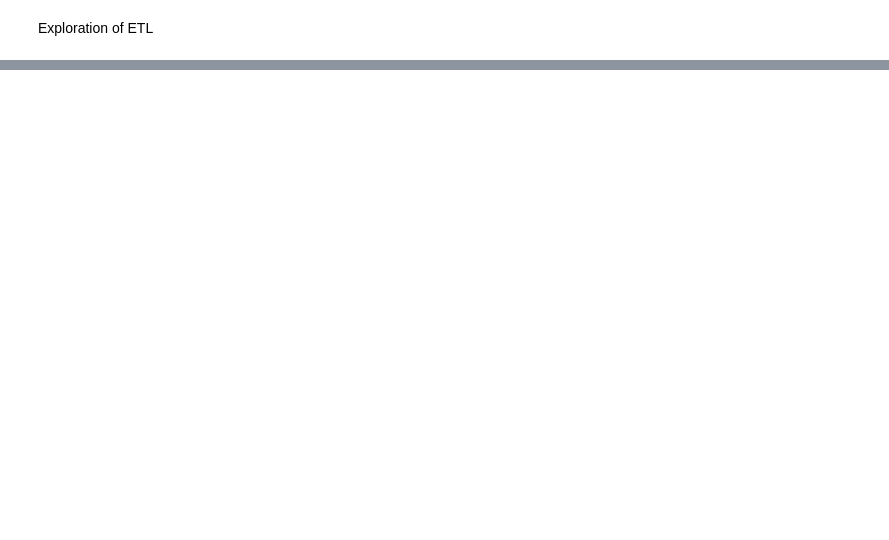
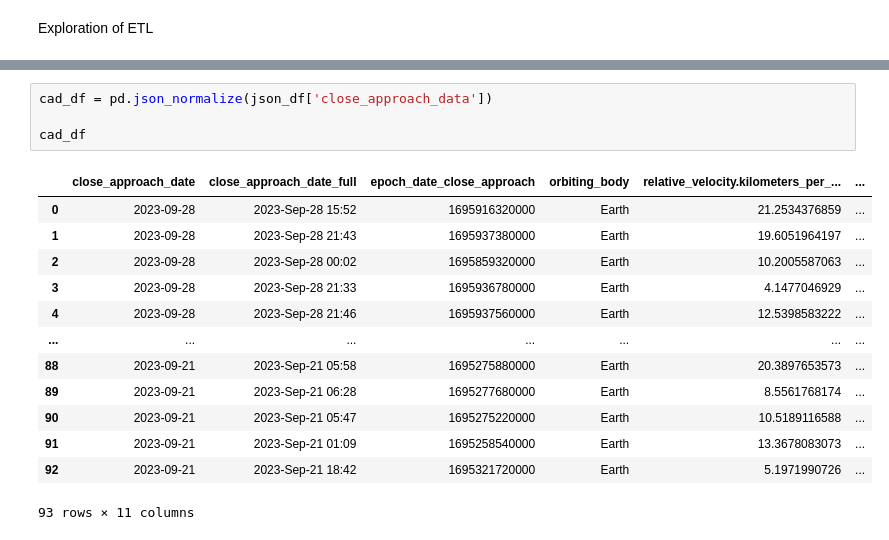
Before and after one commit to Jackleept/NASA_NEO, a Jupyter notebook: scratch.ipynb, the cells around one changed output, grey strips where cells are left out. Saved outputs shown, nothing was run; the diff lists cells and outputs as text; blank space fills up the shorter version.

```diff
--- a/scratch.ipynb
+++ b/scratch.ipynb
@@ -64,0 +131,18 @@ df = pd.concat([json_df, df], axis=1)
+# %%
+cad_df = pd.json_normalize(json_df['close_approach_data'])
+
+cad_df
+# %% [output]
+|  | close_approach_date | close_approach_date_full | epoch_date_close_approach | orbiting_body | relative_velocity.kilometers_per_... | ... |
+| 0 | 2023-09-28 | 2023-Sep-28 15:52 | 1695916320000 | Earth | 21.2534376859 | ... |
+| 1 | 2023-09-28 | 2023-Sep-28 21:43 | 1695937380000 | Earth | 19.6051964197 | ... |
+| 2 | 2023-09-28 | 2023-Sep-28 00:02 | 1695859320000 | Earth | 10.2005587063 | ... |
+| 3 | 2023-09-28 | 2023-Sep-28 21:33 | 1695936780000 | Earth | 4.1477046929 | ... |
+| 4 | 2023-09-28 | 2023-Sep-28 21:46 | 1695937560000 | Earth | 12.5398583222 | ... |
+| ... | ... | ... | ... | ... | ... | ... |
+| 88 | 2023-09-21 | 2023-Sep-21 05:58 | 1695275880000 | Earth | 20.3897653573 | ... |
+| 89 | 2023-09-21 | 2023-Sep-21 06:28 | 1695277680000 | Earth | 8.5561768174 | ... |
+| 90 | 2023-09-21 | 2023-Sep-21 05:47 | 1695275220000 | Earth | 10.5189116588 | ... |
+| 91 | 2023-09-21 | 2023-Sep-21 01:09 | 1695258540000 | Earth | 13.3678083073 | ... |
+| 92 | 2023-09-21 | 2023-Sep-21 18:42 | 1695321720000 | Earth | 5.1971990726 | ... |
+93 rows × 11 columns
```
Also changed, not shown: parts of 20 cells of this notebook, 3 other files.
